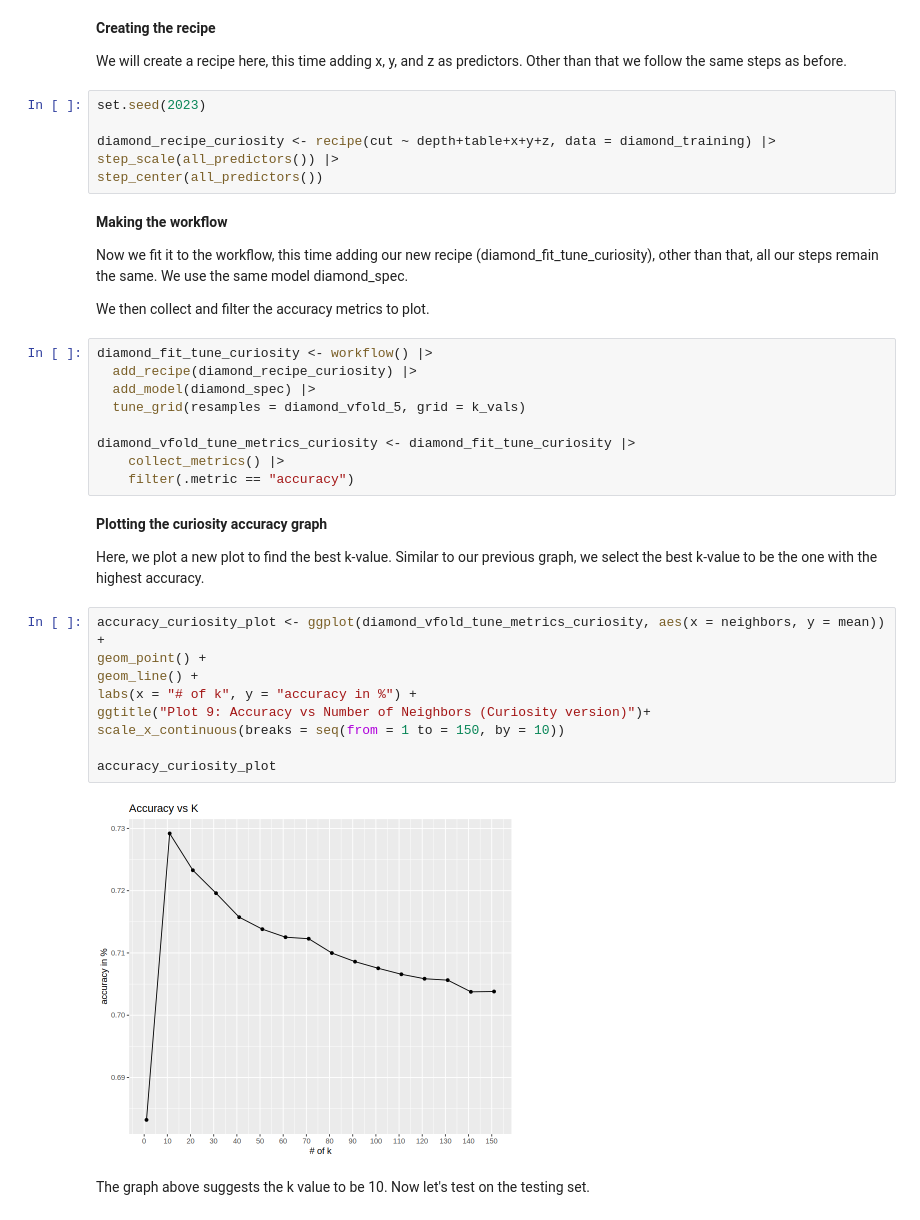
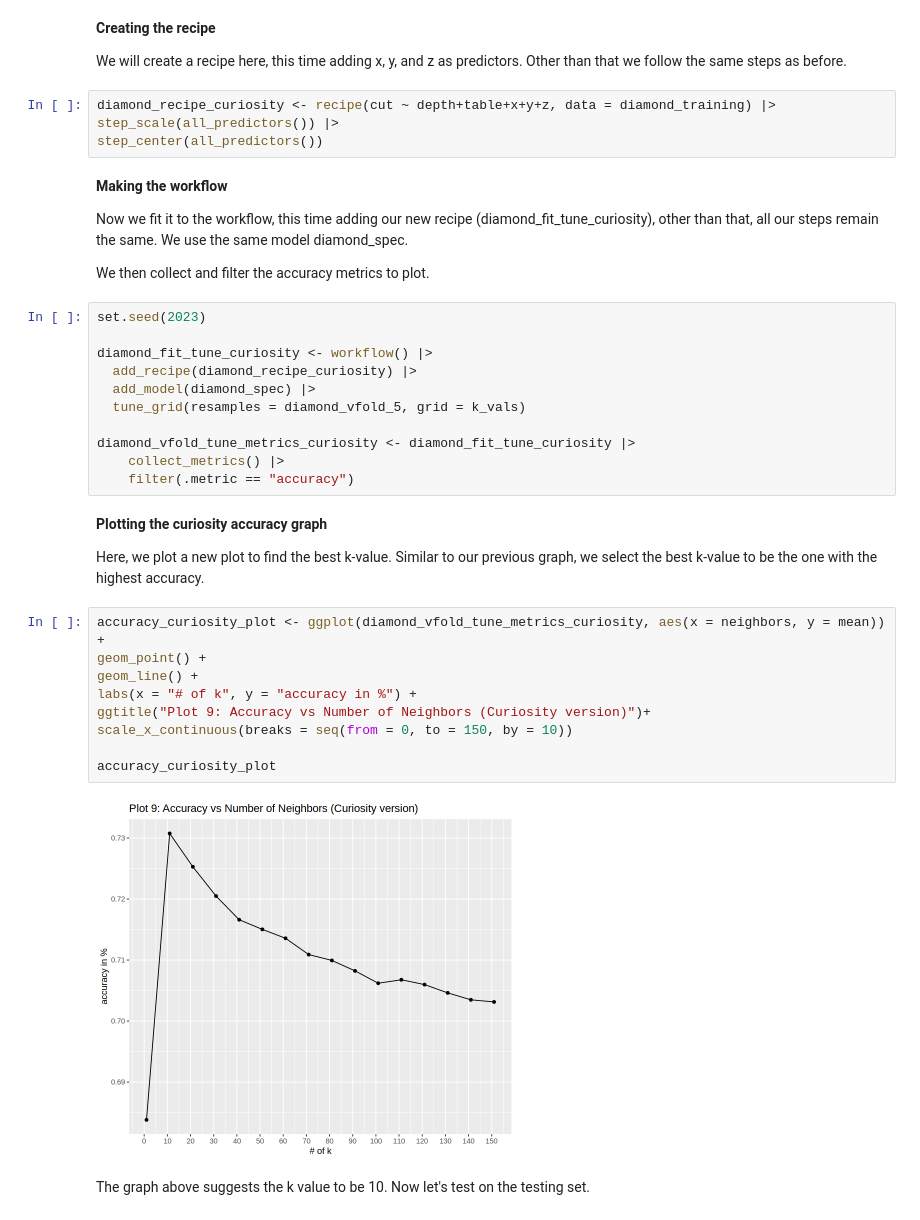
Before and after one commit to rubydelang/sonar_data, a Jupyter notebook: project_diamond.ipynb, the cells around one changed output. Cells and saved outputs as stored; diff of their text form.

Commit message:
Fixed the graphs

```diff
--- a/project_diamond.ipynb
+++ b/project_diamond.ipynb
@@ -318,8 +313,6 @@ Now we want to fulfill our curiosity. Will adding x,y,z as the predictors affect
 
 We will create a recipe here, this time adding x, y, and z as predictors. Other than that we follow the same steps as before.
 # %%
-set.seed(2023)
-
 diamond_recipe_curiosity <- recipe(cut ~ depth+table+x+y+z, data = diamond_training) |>
 step_scale(all_predictors()) |>
 step_center(all_predictors())
@@ -330,6 +323,8 @@ Now we fit it to the workflow, this time adding our new recipe (diamond_fit_tune
 
 We then collect and filter the accuracy metrics to plot.
 # %%
+set.seed(2023)
+
 diamond_fit_tune_curiosity <- workflow() |>
   add_recipe(diamond_recipe_curiosity) |>
   add_model(diamond_spec) |>
@@ -345,14 +340,14 @@ Here, we plot a new plot to find the best k-value. Similar to our previous graph
 # %%
 accuracy_curiosity_plot <- ggplot(diamond_vfold_tune_metrics_curiosity, aes(x = neighbors, y = mean)) +
 geom_point() +
 geom_line() +
 labs(x = "# of k", y = "accuracy in %") +
 ggtitle("Plot 9: Accuracy vs Number of Neighbors (Curiosity version)")+
-scale_x_continuous(breaks = seq(from = 1 to = 150, by = 10))
+scale_x_continuous(breaks = seq(from = 0, to = 150, by = 10))
 
 accuracy_curiosity_plot
 # %% [output]
-[figure, old version]
+[figure, new version]
 # %% [markdown]
 The graph above suggests the k value to be 10. Now let's test on the testing set.
 # %% [markdown]
```
Also changed, not shown: parts of 7 cells of this notebook.
